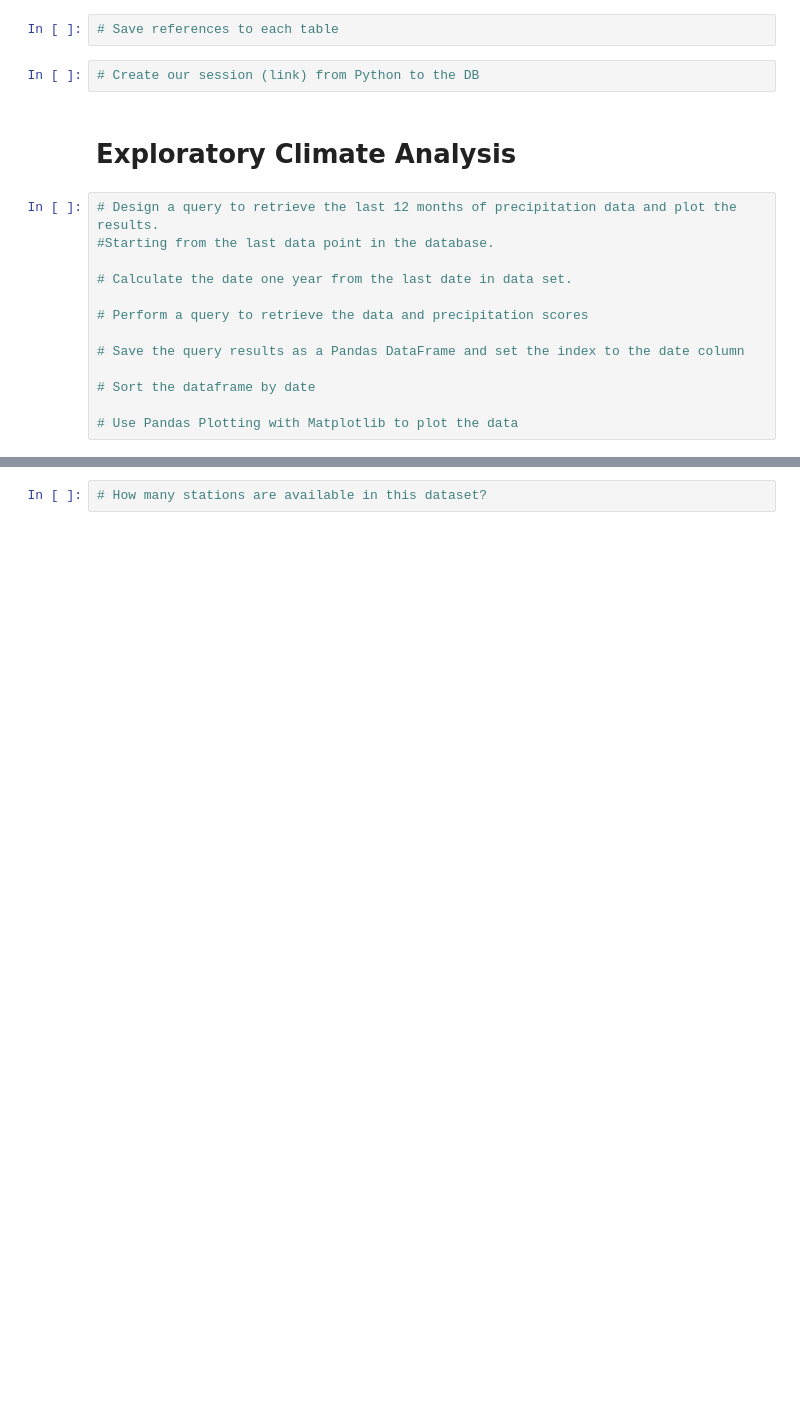
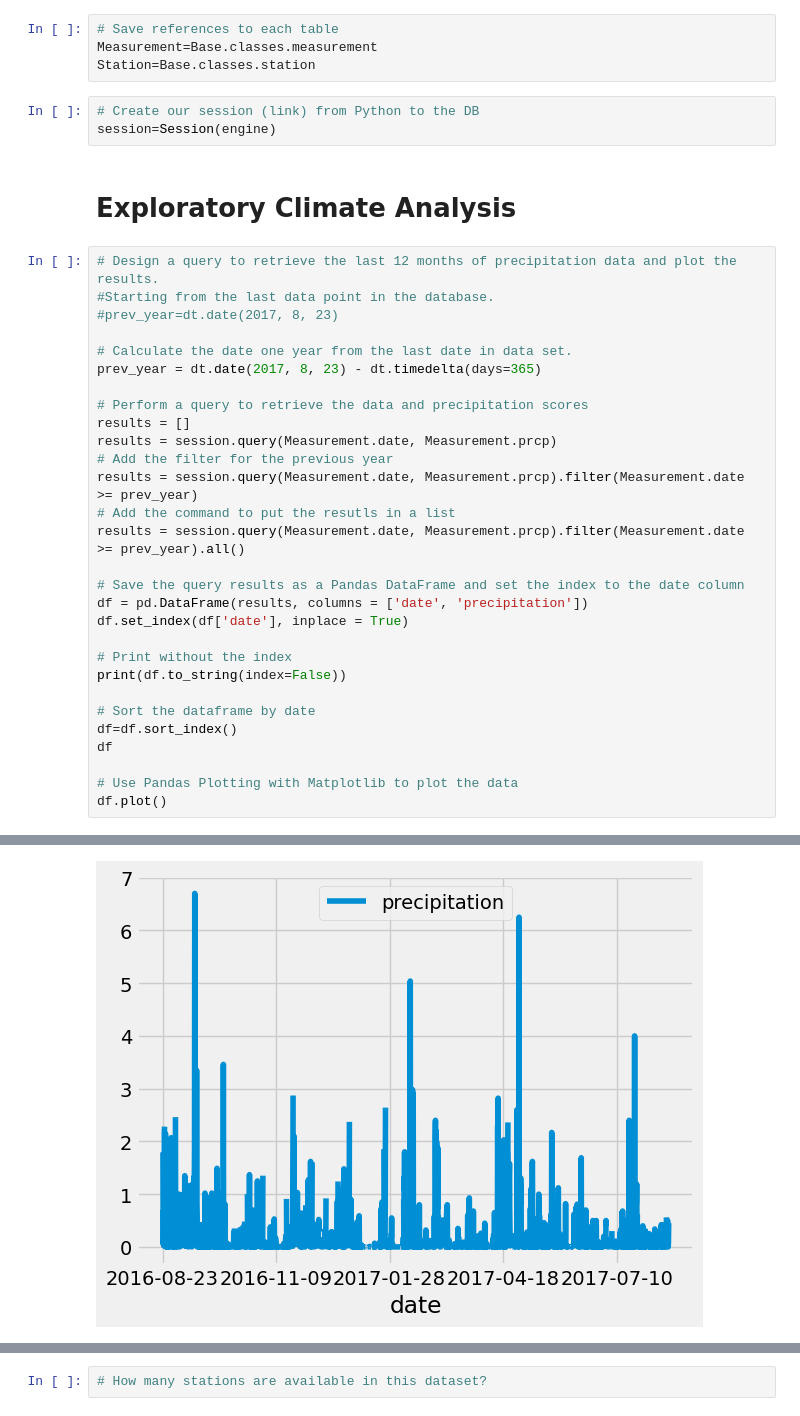
Before and after one commit to jakatz87/Surfs_Up, a Jupyter notebook: climate_analysis.ipynb, the cells around one changed output, grey strips where cells are left out. Cells and saved outputs as stored; diff of their text form; blank space fills up the shorter version.

```diff
--- a/climate_analysis.ipynb
+++ b/climate_analysis.ipynb
@@ -30,20 +30,40 @@ Base.classes.keys()
 ['measurement', 'station']
 # %%
 # Save references to each table
+Measurement=Base.classes.measurement
+Station=Base.classes.station
 # %%
 # Create our session (link) from Python to the DB
+session=Session(engine)
 # %% [markdown]
 # Exploratory Climate Analysis
 # %%
 # Design a query to retrieve the last 12 months of precipitation data and plot the results.
 #Starting from the last data point in the database.
+#prev_year=dt.date(2017, 8, 23)
 
 # Calculate the date one year from the last date in data set.
+prev_year = dt.date(2017, 8, 23) - dt.timedelta(days=365)
 
 # Perform a query to retrieve the data and precipitation scores
+results = []
+results = session.query(Measurement.date, Measurement.prcp)
+# Add the filter for the previous year
+results = session.query(Measurement.date, Measurement.prcp).filter(Measurement.date >= prev_year)
+# Add the command to put the resutls in a list
+results = session.query(Measurement.date, Measurement.prcp).filter(Measurement.date >= prev_year).all()
 
 # Save the query results as a Pandas DataFrame and set the index to the date column
+df = pd.DataFrame(results, columns = ['date', 'precipitation'])
+df.set_index(df['date'], inplace = True)
+
+# Print without the index
+print(df.to_string(index=False))
 
 # Sort the dataframe by date
+df=df.sort_index()
+df
 
 # Use Pandas Plotting with Matplotlib to plot the data
+df.plot()
+# %% [output]
@@ -50,2 +88,3 @@ Base.classes.keys()
+[figure, added]
 # %%
 # Use Pandas to calcualte the summary statistics for the precipitation data
```
Also changed, not shown: parts of 2 cells of this notebook.
